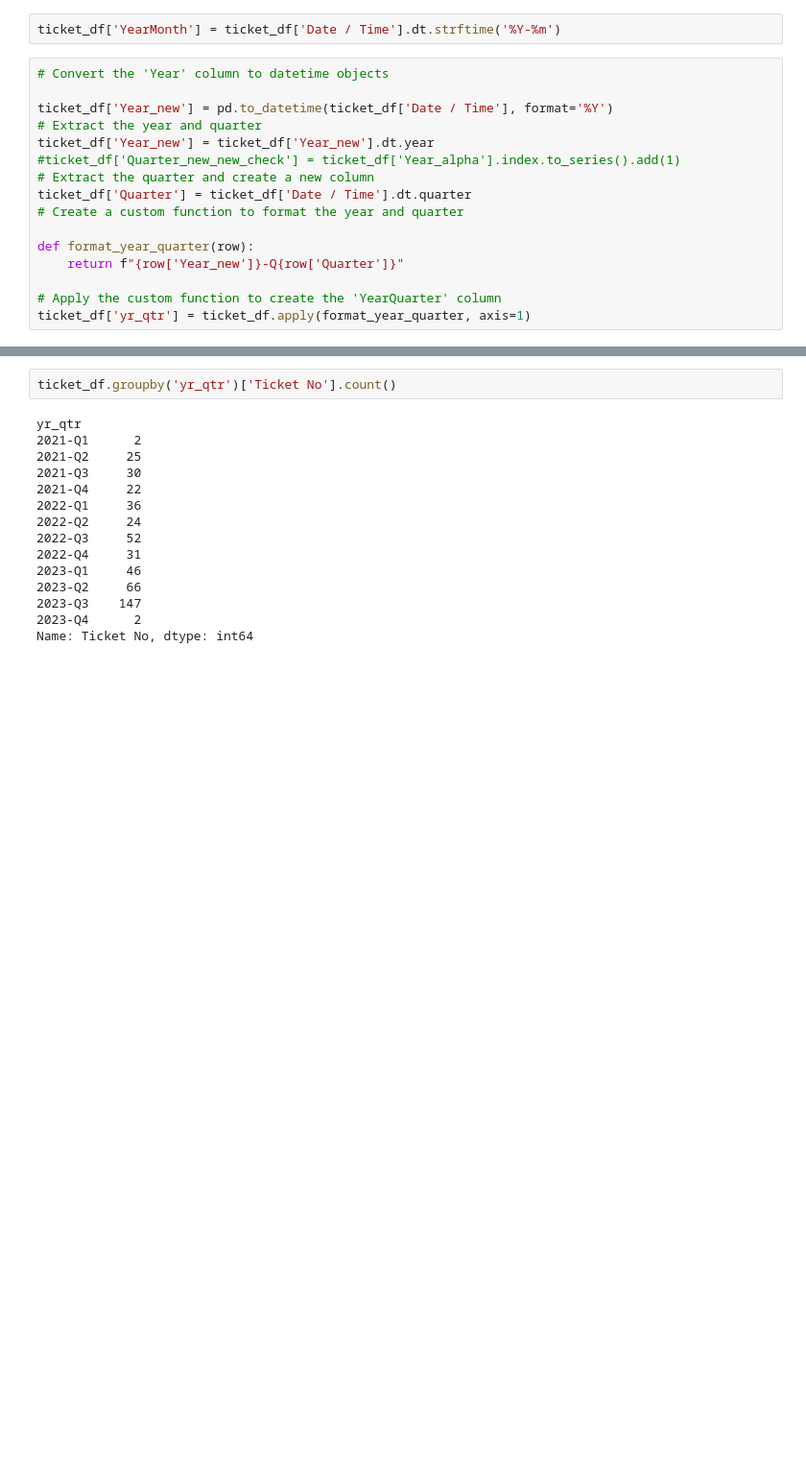
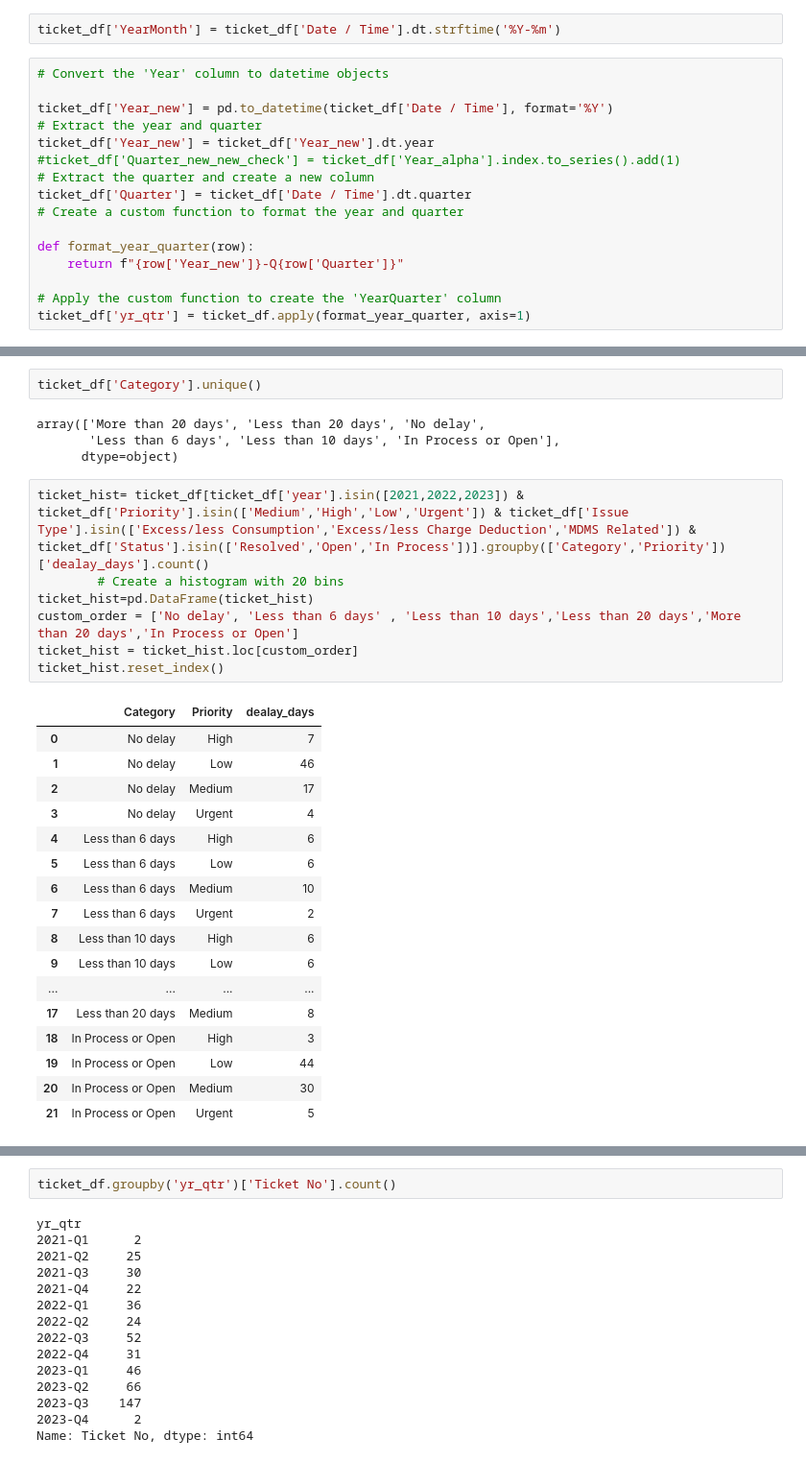
Before and after one commit to ratankj/streamlit_accen_tickets, a Jupyter notebook: code_stremlit.ipynb, the cells around one changed output, grey strips where cells are left out. Shown: that part at 96% size. Cells and saved outputs as stored; diff of their text form; blank space fills up the shorter version.

Commit message:
chnaged data

```diff
--- a/code_stremlit.ipynb
+++ b/code_stremlit.ipynb
@@ -51,0 +46,31 @@ ticket_df.head(2)
+# %%
+ticket_df['Category'].unique()
+# %% [output]
+array(['More than 20 days', 'Less than 20 days', 'No delay',
+       'Less than 6 days', 'Less than 10 days', 'In Process or Open'],
+      dtype=object)
+# %%
+ticket_hist= ticket_df[ticket_df['year'].isin([2021,2022,2023]) & ticket_df['Priority'].isin(['Medium','High','Low','Urgent']) & ticket_df['Issue Type'].isin(['Excess/less Consumption','Excess/less Charge Deduction','MDMS Related']) & ticket_df['Status'].isin(['Resolved','Open','In Process'])].groupby(['Category','Priority'])['dealay_days'].count()
+        # Create a histogram with 20 bins
+ticket_hist=pd.DataFrame(ticket_hist)
+custom_order = ['No delay', 'Less than 6 days' , 'Less than 10 days','Less than 20 days','More than 20 days','In Process or Open']
+ticket_hist = ticket_hist.loc[custom_order]
+ticket_hist.reset_index()
+# %% [output]
+|  | Category | Priority | dealay_days |
+| 0 | No delay | High | 7 |
+| 1 | No delay | Low | 46 |
+| 2 | No delay | Medium | 17 |
+| 3 | No delay | Urgent | 4 |
+| 4 | Less than 6 days | High | 6 |
+| 5 | Less than 6 days | Low | 6 |
+| 6 | Less than 6 days | Medium | 10 |
+| 7 | Less than 6 days | Urgent | 2 |
+| 8 | Less than 10 days | High | 6 |
+| 9 | Less than 10 days | Low | 6 |
+| ... | ... | ... | ... |
+| 17 | Less than 20 days | Medium | 8 |
+| 18 | In Process or Open | High | 3 |
+| 19 | In Process or Open | Low | 44 |
+| 20 | In Process or Open | Medium | 30 |
+| 21 | In Process or Open | Urgent | 5 |
```
Also changed, not shown: parts of 5 cells of this notebook, 1 other file.
